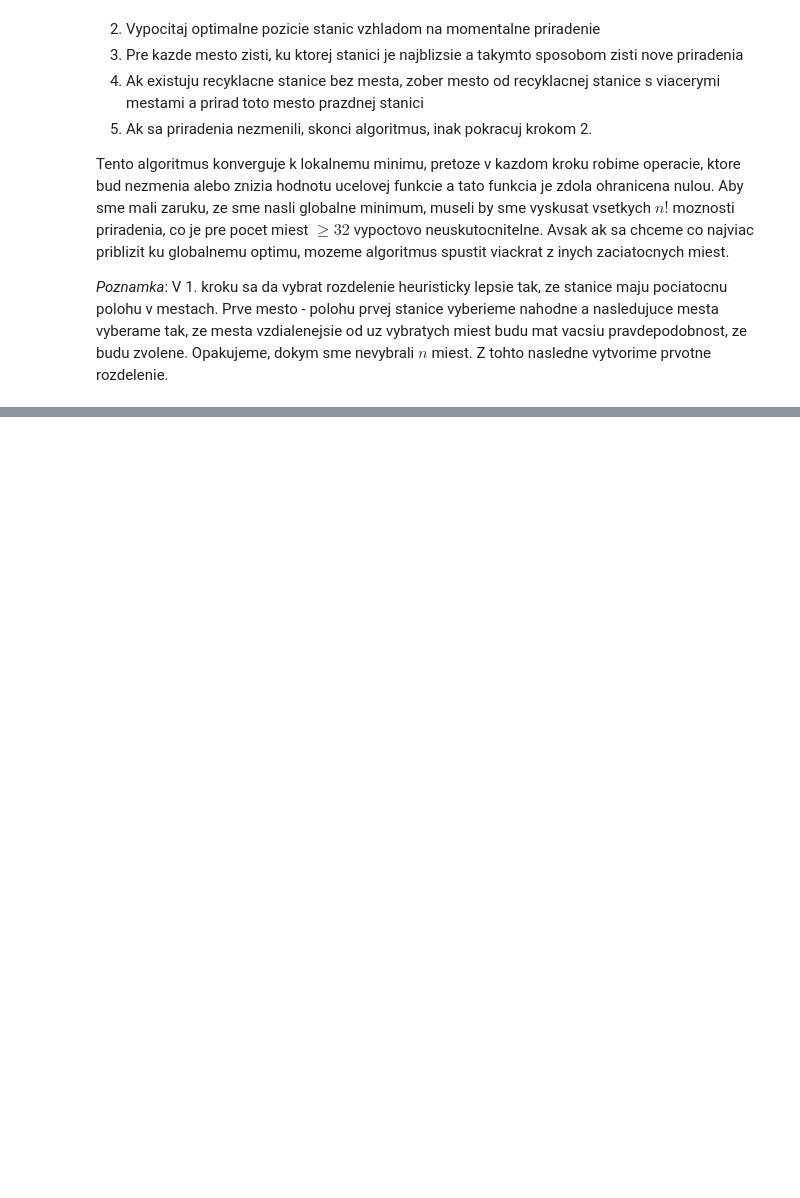
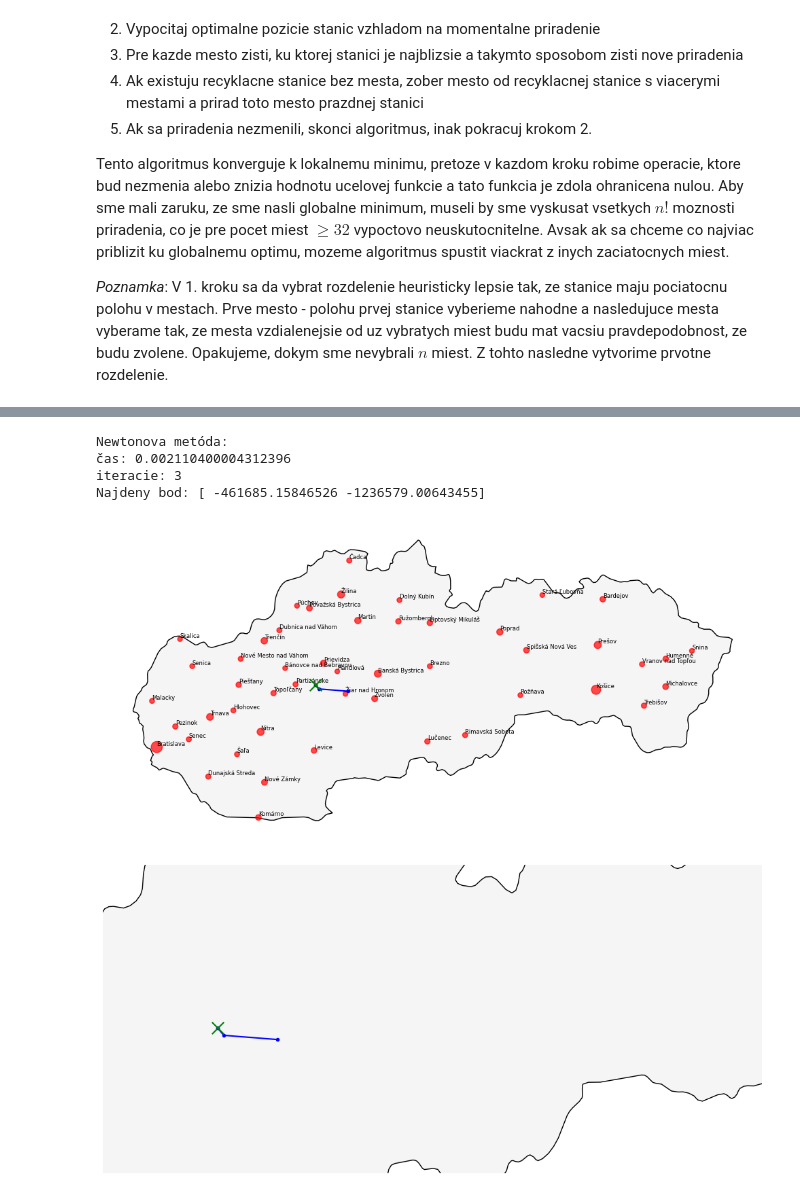
Before and after one commit to Retr-1/MVO-LPA-MjaBaRieVi, a Jupyter notebook: main.ipynb, the cells around one changed output, grey strips where cells are left out. Drawn from its saved outputs; the diff is of its cells as text; code cells hidden in the pictures; blank space fills up the shorter version.

```diff
--- a/main.ipynb
+++ b/main.ipynb
@@ -969,0 +974,54 @@ After 5 random starts found 10 locations with function value: 15129.746043683821
+# %%
+W = WEIGHTS.reshape(-1)
+
+def hessian(x):
+    diffs = x - COORDS
+    distances = np.linalg.norm(diffs, axis=1)
+
+    #ochrana proti deleniu nulou
+    distances = np.maximum(distances, 1e-12)
+
+    H = np.zeros((2, 2))
+    for i in range(len(COORDS)):
+        d = diffs[i]
+        di = distances[i]
+        H += (W[i] / di) * (np.eye(2) - np.outer(d, d) / di**2)
+
+    return H
+
+
+def newton_method(eps=1e-6, max_itrs=100):
+    xk = starting_point()
+    iterations = []
+    i = 0
+
+    while i < max_itrs:
+        iterations.append(xk.copy())
+        g = gradient(xk)
+
+        H = hessian(xk)
+
+        s = -np.linalg.solve(H ,g)
+
+        if -0.5*np.dot(s.T,g) < eps:
+            break
+
+        xk += s
+        i += 1
+
+    return xk, i, iterations
+
+t0 = time.perf_counter()
+x_newton, it_newton, trajectory_newton = newton_method()
+t1 = time.perf_counter()
+print("Newtonova metóda:\nčas:", t1 - t0, "\niteracie:", it_newton)
+print("Najdeny bod:", x_newton)
+plot_slovakia_trajectories(point=x_newton, trajectory1 = trajectory_newton, show_cities=True)
+plot_slovakia_trajectories(point=x_newton, trajectory1 = trajectory_newton, zoom = True, show_cities=False)
+# %% [output]
+Newtonova metóda:
+čas: 0.002110400004312396
+iteracie: 3
+Najdeny bod: [ -461685.15846526 -1236579.00643455]
+[figure, added]
+[figure, added]
```
Also changed, not shown: parts of 8 cells of this notebook.
